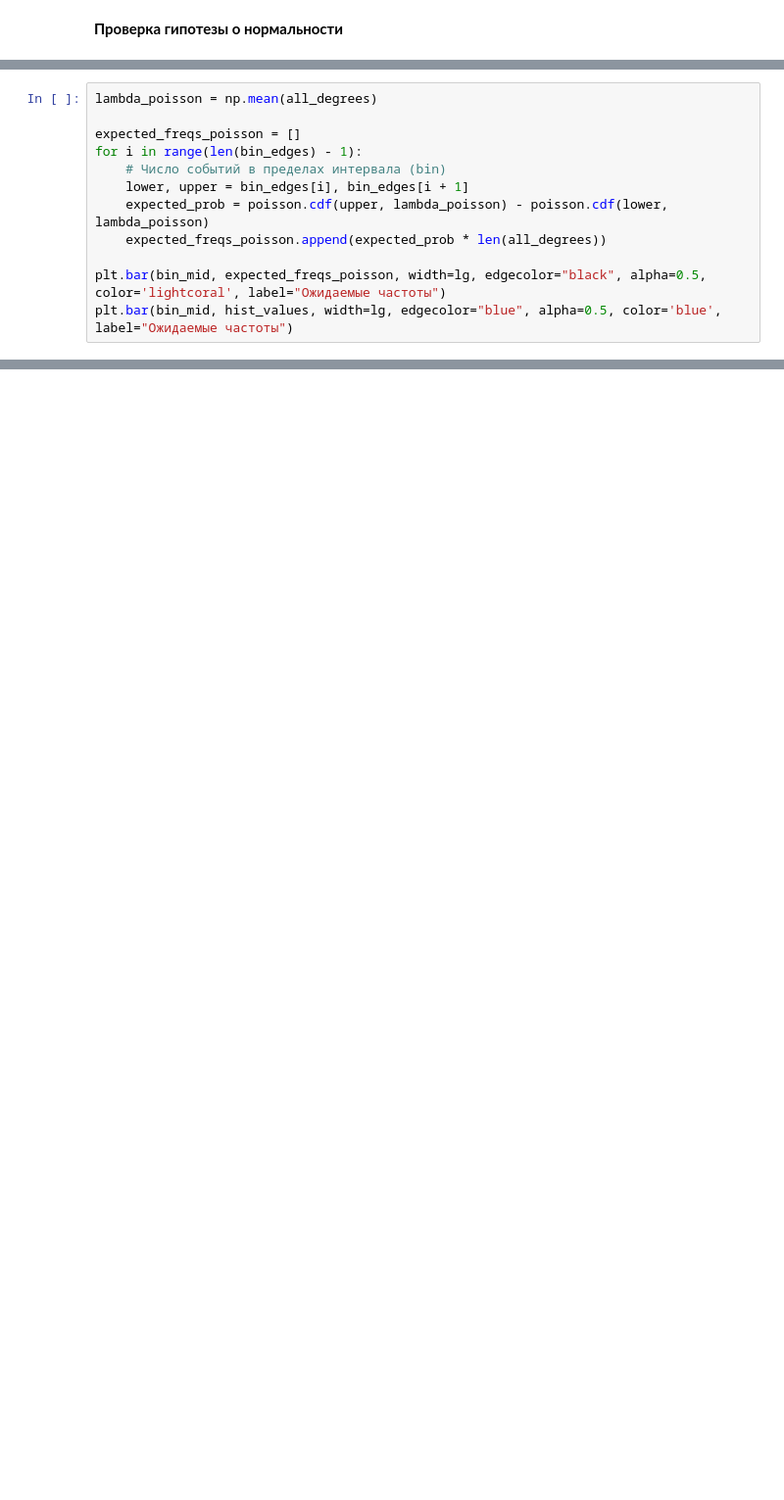
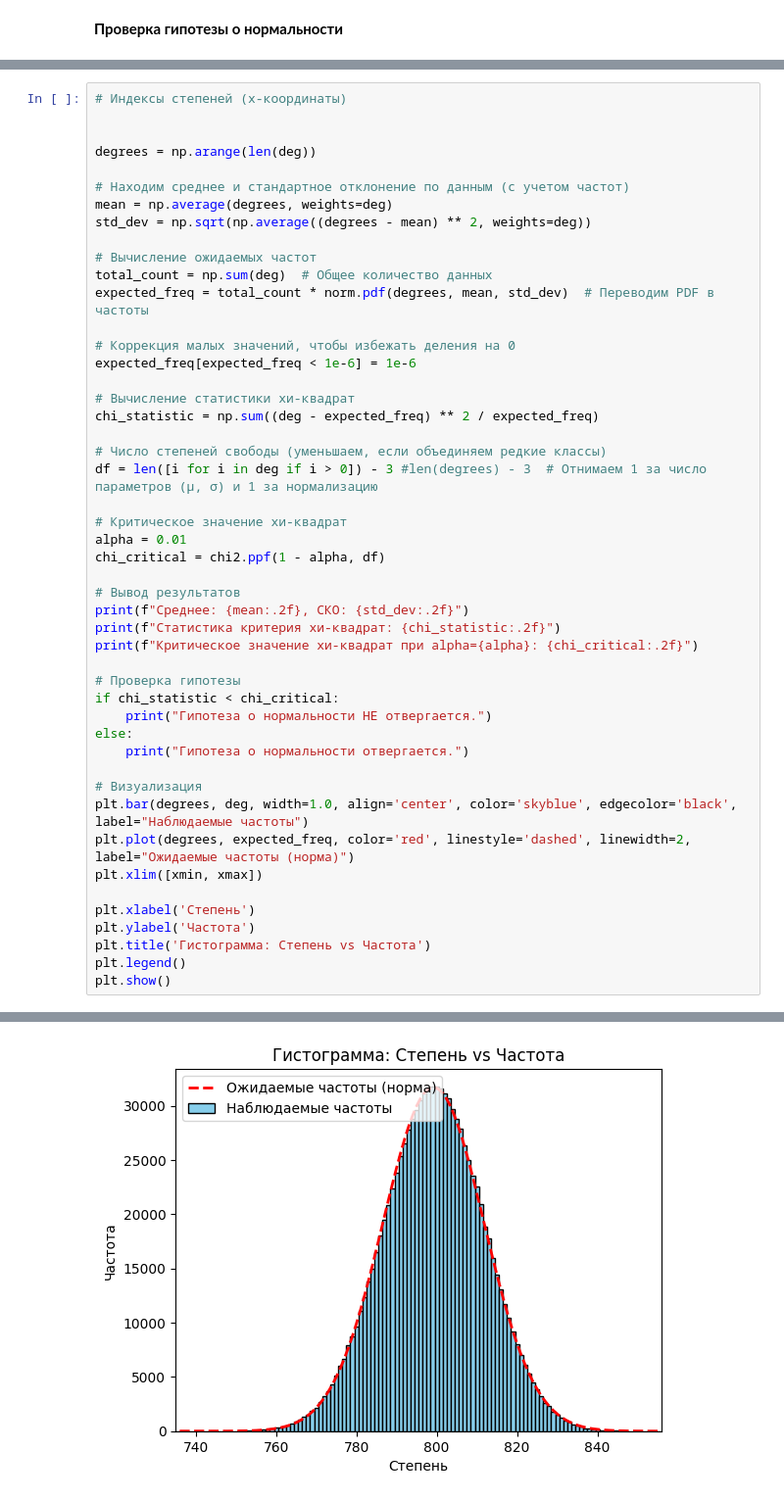
Before and after one commit to wequalwo/searchInGraph, a Jupyter notebook: analyse.ipynb, the cells around one changed output, grey strips where cells are left out. Shown at 98% size. Saved outputs shown, nothing was run; the diff lists cells and outputs as text; blank space fills up the shorter version.

Commit message:
analyse hist red

```diff
--- a/analyse.ipynb
+++ b/analyse.ipynb
@@ -241,12 +185,0 @@ P-значение: 0.0000
-# %%
-lambda_poisson = np.mean(all_degrees)
-
-expected_freqs_poisson = []
-for i in range(len(bin_edges) - 1):
-    # Число событий в пределах интервала (bin)
-    lower, upper = bin_edges[i], bin_edges[i + 1]
-    expected_prob = poisson.cdf(upper, lambda_poisson) - poisson.cdf(lower, lambda_poisson)
-    expected_freqs_poisson.append(expected_prob * len(all_degrees))
-
-plt.bar(bin_mid, expected_freqs_poisson, width=lg, edgecolor="black", alpha=0.5, color='lightcoral', label="Ожидаемые частоты")
-plt.bar(bin_mid, hist_values, width=lg, edgecolor="blue", alpha=0.5, color='blue', label="Ожидаемые частоты")
@@ -255,0 +186,49 @@ plt.bar(bin_mid, hist_values, width=lg, edgecolor="blue", alpha=0.5, color='blue
+# %%
+# Индексы степеней (x-координаты)
+
+
+degrees = np.arange(len(deg))
+
+# Находим среднее и стандартное отклонение по данным (с учетом частот)
+mean = np.average(degrees, weights=deg)
+std_dev = np.sqrt(np.average((degrees - mean) ** 2, weights=deg))
+
+# Вычисление ожидаемых частот
+total_count = np.sum(deg)  # Общее количество данных
+expected_freq = total_count * norm.pdf(degrees, mean, std_dev)  # Переводим PDF в частоты
+
+# Коррекция малых значений, чтобы избежать деления на 0
+expected_freq[expected_freq < 1e-6] = 1e-6
+
+# Вычисление статистики хи-квадрат
+chi_statistic = np.sum((deg - expected_freq) ** 2 / expected_freq)
+
+# Число степеней свободы (уменьшаем, если объединяем редкие классы)
+df = len([i for i in deg if i > 0]) - 3 #len(degrees) - 3  # Отнимаем 1 за число параметров (μ, σ) и 1 за нормализацию
+
+# Критическое значение хи-квадрат
+alpha = 0.01
+chi_critical = chi2.ppf(1 - alpha, df)
+
+# Вывод результатов
+print(f"Среднее: {mean:.2f}, СКО: {std_dev:.2f}")
+print(f"Статистика критерия хи-квадрат: {chi_statistic:.2f}")
+print(f"Критическое значение хи-квадрат при alpha={alpha}: {chi_critical:.2f}")
+
+# Проверка гипотезы
+if chi_statistic < chi_critical:
+    print("Гипотеза о нормальности НЕ отвергается.")
+else:
+    print("Гипотеза о нормальности отвергается.")
+
+# Визуализация
+plt.bar(degrees, deg, width=1.0, align='center', color='skyblue', edgecolor='black', label="Наблюдаемые частоты")
+plt.plot(degrees, expected_freq, color='red', linestyle='dashed', linewidth=2, label="Ожидаемые частоты (норма)")
+plt.xlim([xmin, xmax])
+
+plt.xlabel('Степень')
+plt.ylabel('Частота')
+plt.title('Гистограмма: Степень vs Частота')
+plt.legend()
+plt.show()
+# %% [output]
@@ -255,0 +239 @@ plt.bar(bin_mid, hist_values, width=lg, edgecolor="blue", alpha=0.5, color='blue
+[figure, added]
```
Also changed, not shown: parts of 9 cells of this notebook, 5 other files.
